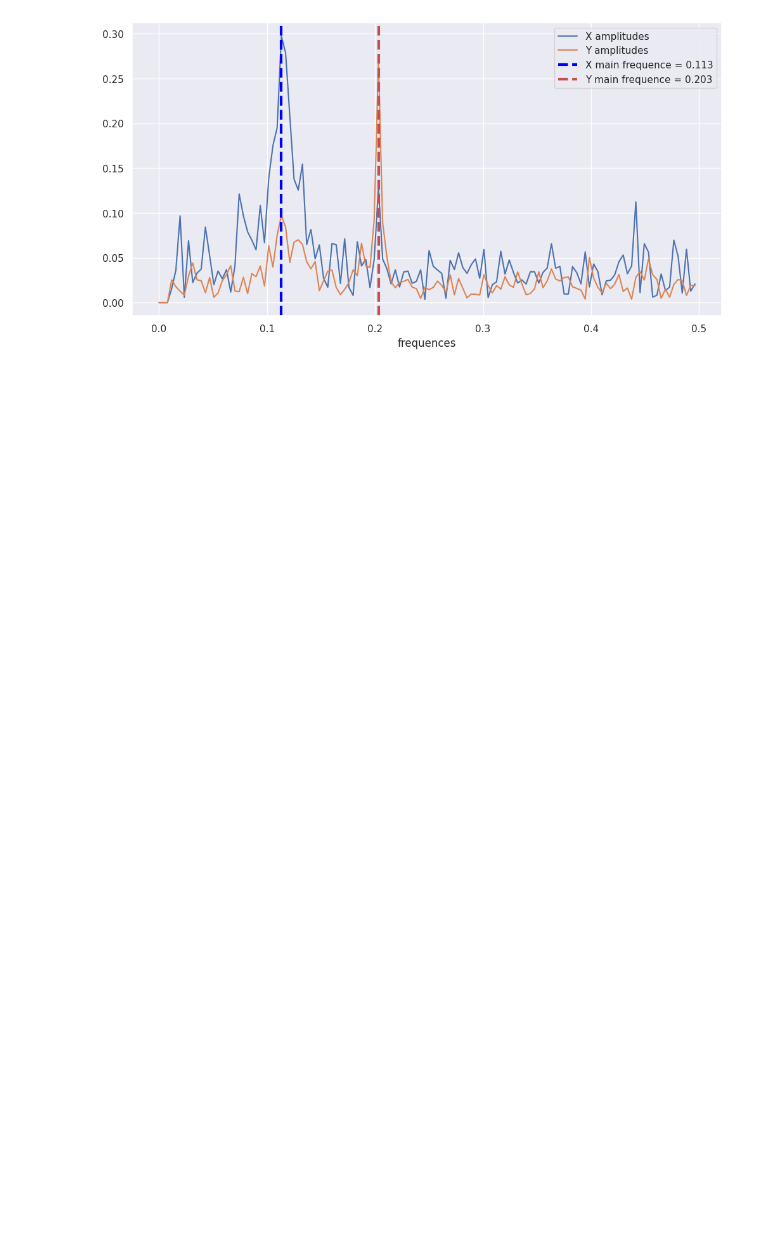
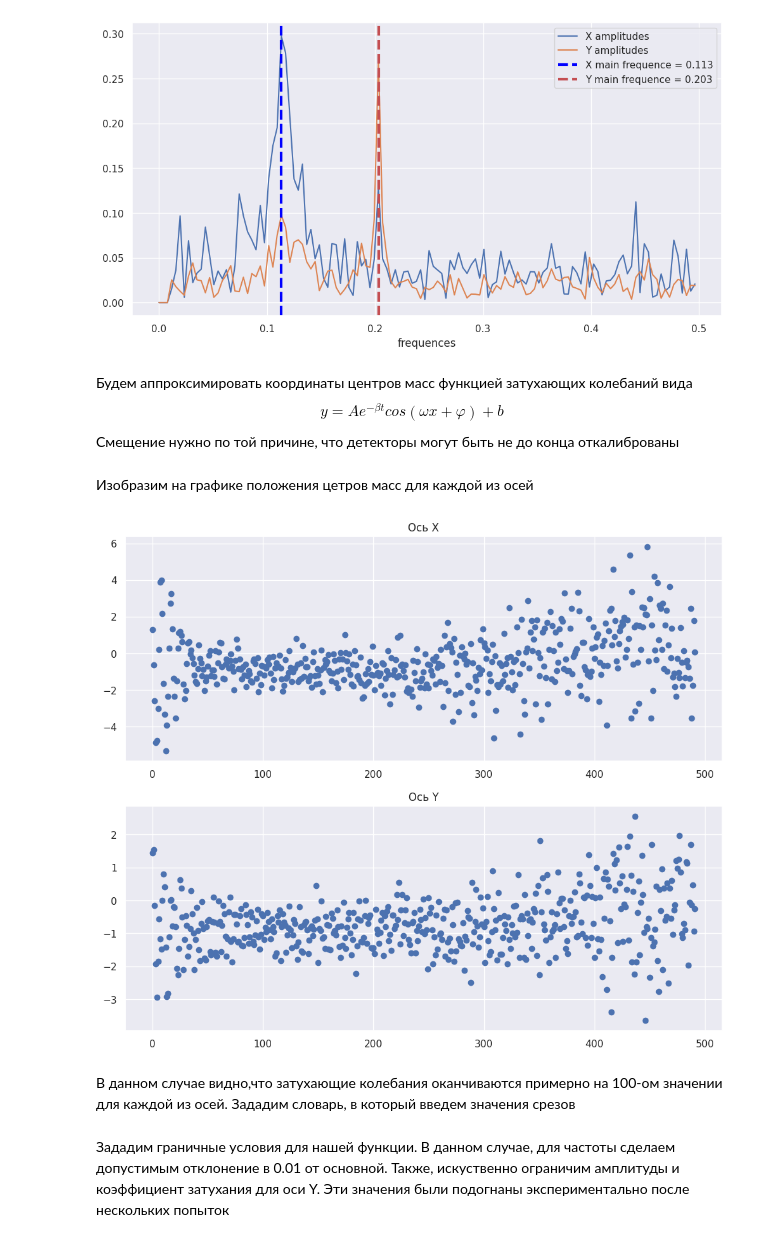
Before and after one commit to settlermine/jinr_practice, a Jupyter notebook: main.ipynb, the cells around one changed output. Cells and saved outputs as stored; diff of their text form; code cells hidden in the pictures; blank space fills up the shorter version.

```diff
--- a/main.ipynb
+++ b/main.ipynb
@@ -259,0 +281,2 @@ len_data = 4 * 1024**2 // 4
+# %%
+filepath = r'bpm_data/11_01_booster_libera08_hbpm3_1_full'
@@ -260,5 +285,5 @@ len_data = 4 * 1024**2 // 4
 # %%
-data = read_data(r'bpm_data/11_01_booster_libera08_hbpm3_1_full', offset=offset, data_length=len_data)
+data = read_data(filepath, offset=offset, data_length=len_data)
 data
 # %% [output]
 |  | right | top | left | bottom |
@@ -314,3 +385,20 @@ plt.axvline(main_frequences['Y'], ls='--', c='r', lw=3, label=f'Y main frequence
 plt.legend();
 # %% [output]
 [figure]
+# %% [markdown]
+Будем аппроксимировать координаты центров масс функцией затухающих колебаний вида
+$$y = Ae^{-\beta t}cos(\omega x + \varphi) + b$$
+Смещение нужно по той причине, что детекторы могут быть не до конца откалиброваны
+# %% [markdown]
+Изобразим на графике положения цетров масс для каждой из осей
+# %%
+t = np.arange(492)
+fig, axs = plt.subplots(2, figsize=(12, 10))
+axs[0].scatter(t, beam_center_coords['X'])
+axs[0].set_title('Ось X')
+axs[1].scatter(t, beam_center_coords['Y'])
+axs[1].set_title('Ось Y');
+# %% [output]
+[figure, added]
+# %% [markdown]
+В данном случае видно,что затухающие колебания оканчиваются примерно на 100-ом значении для каждой из осей. Зададим словарь, в который введем значения срезов
@@ -316,0 +407,2 @@ plt.legend();
+# %% [markdown]
+Зададим граничные условия для нашей функции. В данном случае, для частоты сделаем допустимым отклонение в 0.01 от основной. Также, искуственно ограничим амплитуды и коэффициент затухания для оси Y. Эти значения были подогнаны экспериментально после нескольких попыток
```
Also changed, not shown: parts of 31 cells of this notebook.
